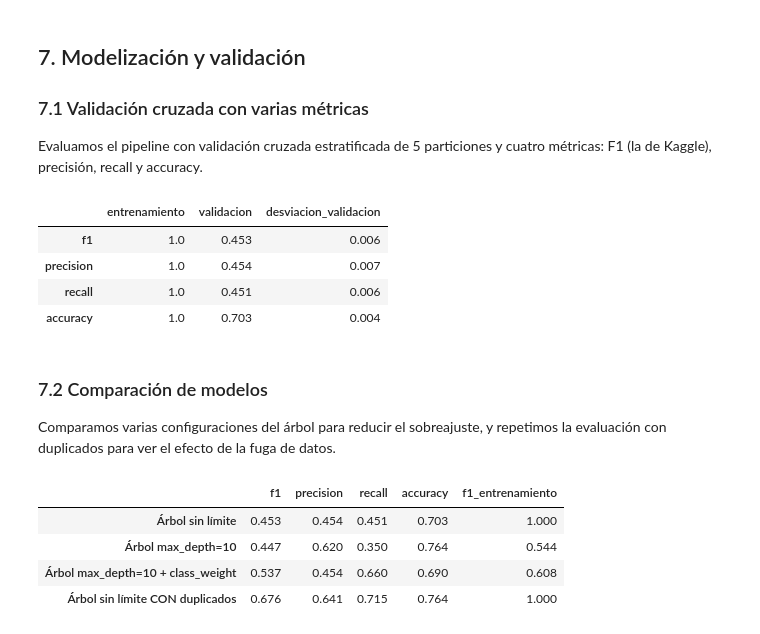
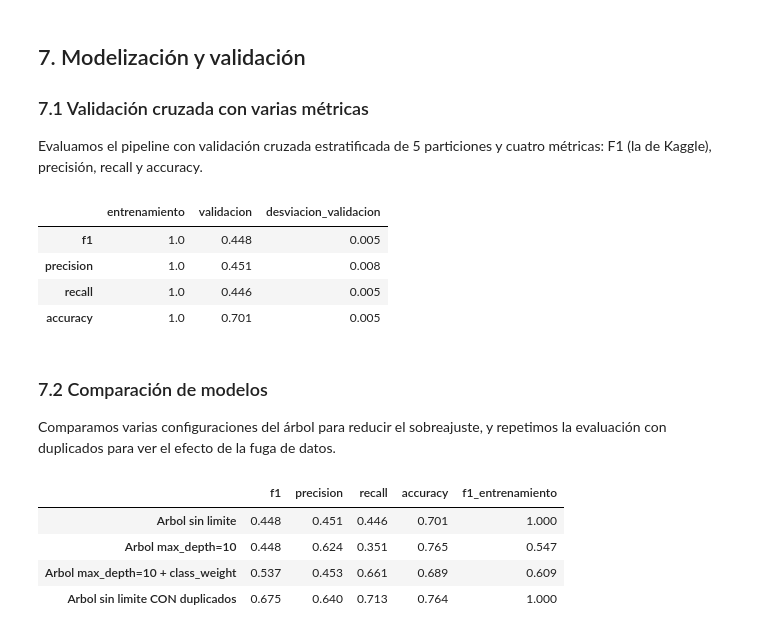
Before and after one commit to alfquito0206/data-mining-2026, a Jupyter notebook: practica-01/Práctica 1 - Análisis, procesamiento y validación .ipynb, the cells around one changed output. Saved outputs shown, nothing was run; the diff lists cells and outputs as text; code cells hidden in the pictures.

```diff
--- a/practica-01/Práctica 1 - Análisis, procesamiento y validación .ipynb
+++ b/practica-01/Práctica 1 - Análisis, procesamiento y validación .ipynb
@@ -1450,7 +1479,8 @@ def limpiar(df):
     df['sin_nota_s1'] = df['nota_s1'].isna().astype(int)
     anio_ingreso = df['id'].str.split('-').str[1].astype(int)
     df['edad'] = anio_ingreso - pd.to_datetime(df['nacimiento']).dt.year
-    df['periodo_completo'] = df['meses_matriculado'].isin([6, 12]).astype(int)
+    # periodo de 6 meses hasta 2017 y de 12 desde 2018 (5.5, paso 3)
+    df['proporcion_periodo'] = df['meses_matriculado'] / np.where(anio_ingreso <= 2017, 6, 12)
 
     # 3. horas_trabajo: 0 si no trabaja, 25 (mediana de los que trabajan) si falta (5.2)
     df.loc[df['trabaja'] == 0, 'horas_trabajo'] = 0
@@ -1467,8 +1497,9 @@ def limpiar(df):
     df['comentarios'] = df['comentarios'].fillna('')
 
     # 5. eliminar las columnas descartadas en el EDA (5.6)
-    df = df.drop(columns=['id', 'nombre', 'nacimiento', 'residencia_id', 'grupo_trabajo',
-                          'modalidad', 'creditos_a1', 'numero_fav', 'color_fav', 'talla_zapato'])
+    df = df.drop(columns=['id', 'nombre', 'nacimiento', 'meses_matriculado', 'residencia_id',
+                          'grupo_trabajo', 'modalidad', 'creditos_a1', 'numero_fav',
+                          'color_fav', 'talla_zapato'])
     return df
 
 limpieza = FunctionTransformer(limpiar)
@@ -1498,8 +1531,8 @@ from sklearn.feature_extraction.text import CountVectorizer
 
 # columnas que salen de limpiar(), separadas por tipo
 cols_num = ['nota_acceso', 'nota_s1', 'satisfaccion', 'horas_moodle', 'horas_trabajo',
-            'superados_a1', 'uso_biblioteca', 'eventos', 'tutorias', 'meses_matriculado',
-            'trabaja', 'sin_nota_s1', 'edad', 'periodo_completo']
+            'superados_a1', 'uso_biblioteca', 'eventos', 'tutorias', 'trabaja',
+            'sin_nota_s1', 'edad', 'proporcion_periodo']
 cols_cat = ['provincia', 'titulacion', 'via_acceso', 'bachillerato']
 
 # numéricas: huecos -> mediana, después escalar
@@ -1585,10 +1618,10 @@ tabla = pd.DataFrame({
 tabla
 # %% [output]
 |  | entrenamiento | validacion | desviacion_validacion |
-| f1 | 1.0 | 0.453 | 0.006 |
-| precision | 1.0 | 0.454 | 0.007 |
-| recall | 1.0 | 0.451 | 0.006 |
-| accuracy | 1.0 | 0.703 | 0.004 |
+| f1 | 1.0 | 0.448 | 0.005 |
+| precision | 1.0 | 0.451 | 0.008 |
+| recall | 1.0 | 0.446 | 0.005 |
+| accuracy | 1.0 | 0.701 | 0.005 |
 # %% [markdown]
 ### 7.2 Comparación de modelos
 
@@ -1596,31 +1629,31 @@ Comparamos varias configuraciones del árbol para reducir el sobreajuste, y repe
 # %%
 from sklearn.base import clone
 
 # versiones del pipeline a comparar: solo cambia la configuración del árbol
 versiones = {
-    'Árbol sin límite': {},
-    'Árbol max_depth=10': {'modelo__max_depth': 10},
-    'Árbol max_depth=10 + class_weight': {'modelo__max_depth': 10, 'modelo__class_weight': 'balanced'},
+    'Arbol sin limite': {},
+    'Arbol max_depth=10': {'modelo__max_depth': 10},
+    'Arbol max_depth=10 + class_weight': {'modelo__max_depth': 10, 'modelo__class_weight': 'balanced'},
 }
 
 # datos con duplicados, para ver la fuga de datos
 X_dup = df_train.drop(columns='abandono')
 y_dup = df_train['abandono']
 
 def evaluar(params, X_eval, y_eval):
     modelo = clone(pipeline).set_params(**params)
     r = cross_validate(modelo, X_eval, y_eval, cv=cv, scoring=metricas, return_train_score=True)
     fila = {m: r[f'test_{m}'].mean() for m in metricas}
     fila['f1_entrenamiento'] = r['train_f1'].mean()
     return fila
 
 comparacion = {nombre: evaluar(params, X, y) for nombre, params in versiones.items()}
-comparacion['Árbol sin límite CON duplicados'] = evaluar({}, X_dup, y_dup)
+comparacion['Arbol sin limite CON duplicados'] = evaluar({}, X_dup, y_dup)
 
 pd.DataFrame(comparacion).T.round(3)
 # %% [output]
 |  | f1 | precision | recall | accuracy | f1_entrenamiento |
-| Árbol sin límite | 0.453 | 0.454 | 0.451 | 0.703 | 1.000 |
-| Árbol max_depth=10 | 0.447 | 0.620 | 0.350 | 0.764 | 0.544 |
-| Árbol max_depth=10 + class_weight | 0.537 | 0.454 | 0.660 | 0.690 | 0.608 |
-| Árbol sin límite CON duplicados | 0.676 | 0.641 | 0.715 | 0.764 | 1.000 |
+| Arbol sin limite | 0.448 | 0.451 | 0.446 | 0.701 | 1.000 |
+| Arbol max_depth=10 | 0.448 | 0.624 | 0.351 | 0.765 | 0.547 |
+| Arbol max_depth=10 + class_weight | 0.537 | 0.453 | 0.661 | 0.689 | 0.609 |
+| Arbol sin limite CON duplicados | 0.675 | 0.640 | 0.713 | 0.764 | 1.000 |
```
Also changed, not shown: parts of 12 cells of this notebook.
